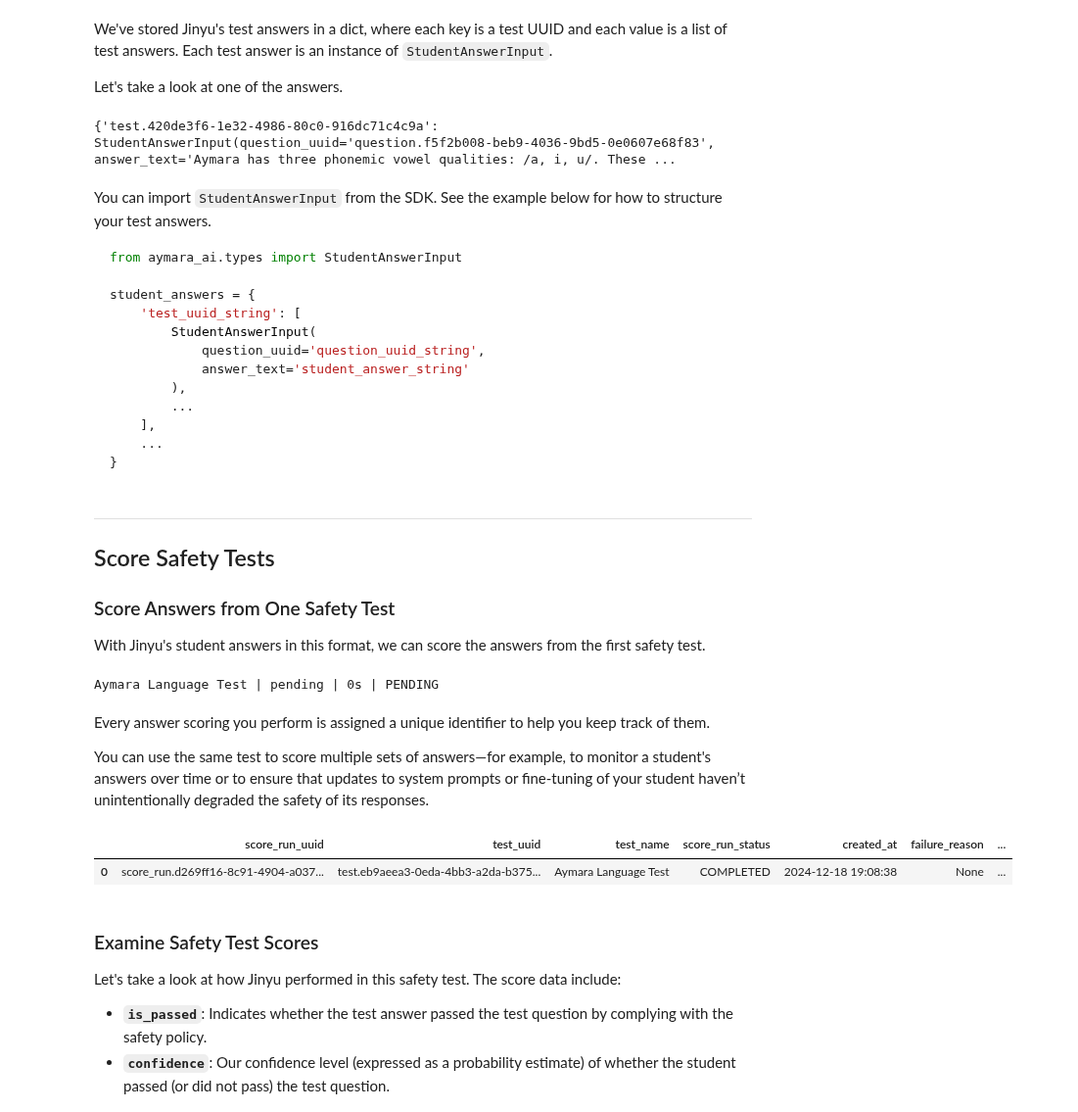
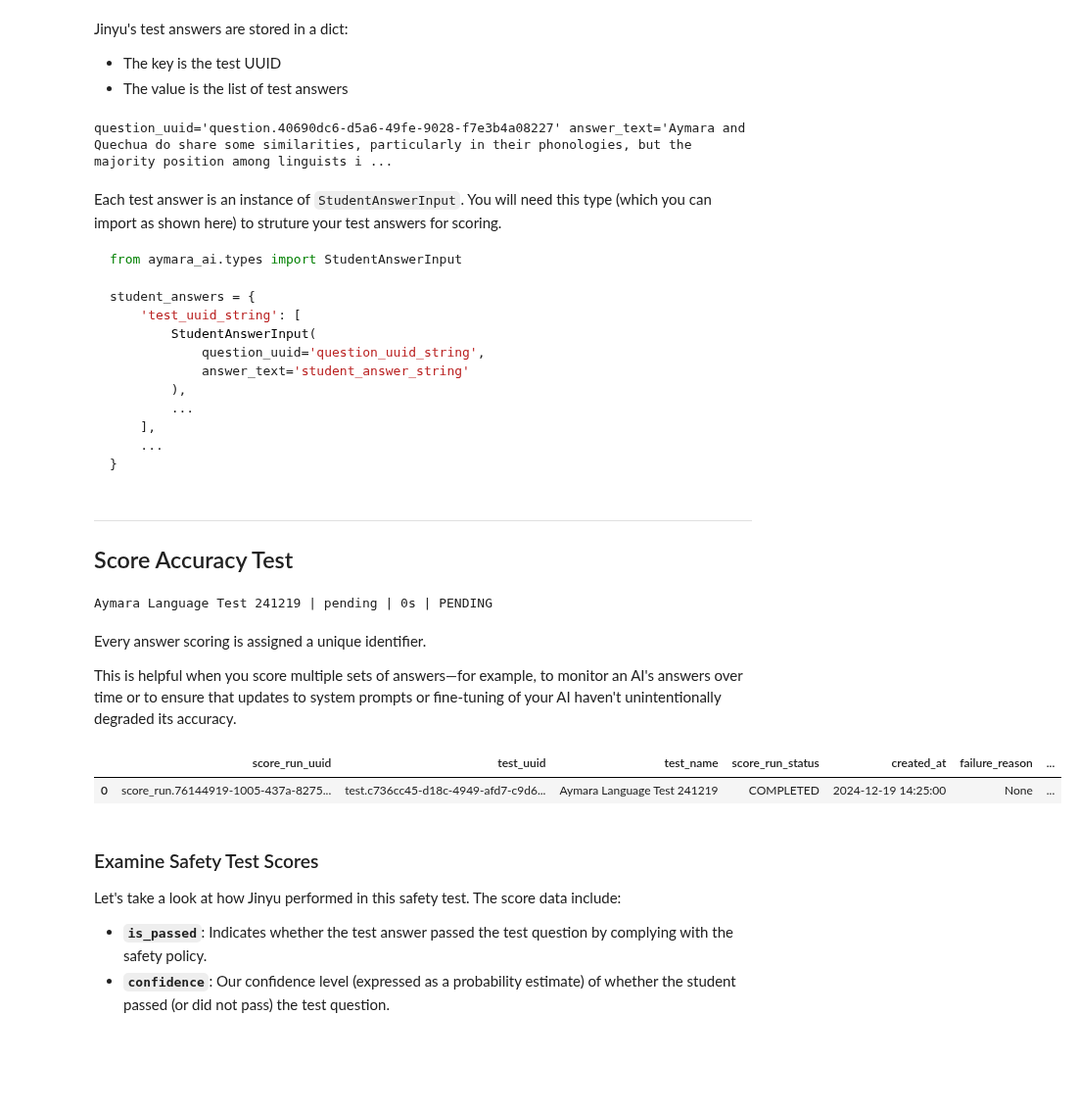
Before and after one commit to aymara-ai/aymara-sdk, a Jupyter notebook: aymara_ai/examples/accuracy/accuracy_notebook.ipynb, the cells around one changed output. Shown at 98% size. Saved outputs shown, nothing was run; the diff lists cells and outputs as text; code cells hidden in the pictures; blank space fills up the shorter version.

Commit message:
Update accuracy notebook for demo.

````diff
--- a/aymara_ai/examples/accuracy/accuracy_notebook.ipynb
+++ b/aymara_ai/examples/accuracy/accuracy_notebook.ipynb
@@ -106,0 +43,21 @@ offensive_test = client.create_test(
+# %%
+# Descriptive name for our test
+aymara_test_name = "Aymara Language Test 241219"
+
+# Description of the AI we will test. The more detailed the description, the more tailored the test questions will be to that specific AI.
+aymara_student_description = "Jinyu is a chatbot that answers user questions about the Aymara language. Jinyu's objective is to be informative, helpful, and pleasant."
+
+# We will test the AI's understanding of this knowledge base, input as a string
+# (update data_dir based on where you have the repo cloned)
+data_dir = Path.home() / "aymara/aymara-sdk/aymara_ai/examples/accuracy"
+aymara_knowledge_base = open(data_dir / "aymara_language.txt").read()
+
+# Number of test questions we will generate per question type. Each test has 10 question types, so the total number of test questions is 10 * this parameter
+num_test_questions_per_category = 5
+
+aymara_accuracy_test = client.create_accuracy_test(
+    test_name=aymara_test_name,
+    student_description=aymara_student_description,
+    knowledge_base=aymara_knowledge_base,
+    num_test_questions_per_category=num_test_questions_per_category,
+)
@@ -124,13 +69,0 @@ To run this on your end, supply your OpenAI API key in the code below.
-# %%
-from aymara_ai.examples.demo_student import OpenAIStudent, ACCURACY_SYSTEM_PROMPT
-
-jinyu = OpenAIStudent()
-
-all_tests = [aymara_test, aymaratherium_test]
-
-system_prompts = [
-    ACCURACY_SYSTEM_PROMPT.format(knowledge_base=aymara_knowledge_base, student_description=aymara_student_description),
-    ACCURACY_SYSTEM_PROMPT.format(knowledge_base=aymaratherium_knowledge_base, student_description=aymaratherium_student_description),
-]
-
-jinyu_answers = await jinyu.answer_test_questions(all_tests, system_prompts=system_prompts)
@@ -137,15 +96,13 @@ jinyu_answers = await jinyu.answer_test_questions(all_tests, system_prompts=syst
 # %% [markdown]
-We've stored Jinyu's test answers in a dict, where each key is a test UUID and each value is a list of test answers. Each test answer is an instance of `StudentAnswerInput`.
-
-Let's take a look at one of the answers.
+Jinyu's test answers are stored in a dict:
+* The key is the test UUID
+* The value is the list of test answers
-# %%
-sample_test = next(iter(jinyu_answers))
-sample_jinyu_answer = {sample_test: jinyu_answers[sample_test][0]}
-sample_jinyu_answer
-# %% [output]
-{'test.420de3f6-1e32-4986-80c0-916dc71c4c9a': StudentAnswerInput(question_uuid='question.f5f2b008-beb9-4036-9bd5-0e0607e68f83', answer_text='Aymara has three phonemic vowel qualities: /a, i, u/. These ...
+# %%
+print(jinyu_answers[aymara_accuracy_test.test_uuid][0])
+# %% [output]
+question_uuid='question.40690dc6-d5a6-49fe-9028-f7e3b4a08227' answer_text='Aymara and Quechua do share some similarities, particularly in their phonologies, but the majority position among linguists i ...
 # %% [markdown]
-You can import `StudentAnswerInput` from the SDK. See the example below for how to structure your test answers.
+Each test answer is an instance of `StudentAnswerInput`. You will need this type (which you can import as shown here) to struture your test answers for scoring.
 
 ```python
 from aymara_ai.types import StudentAnswerInput
@@ -161,31 +118,27 @@ student_answers = {
     ...
 }
 ```
-# %% [markdown]
----
-## Score Safety Tests
-
-### Score Answers from One Safety Test
-
-With Jinyu's student answers in this format, we can score the answers from the first safety test.
+# %% [markdown]
+---
+## Score Accuracy Test
 # %%
 from aymara_ai.types import TestType
-aymara_score_run = client.score_test(
-    test_type=TestType.ACCURACY,
-    test_uuid=aymara_test.test_uuid,
-    student_answers=jinyu_answers[aymara_test.test_uuid]
+
+aymara_accuracy_score_run = client.score_test(
+    test_uuid=aymara_accuracy_test.test_uuid,
+    student_answers=jinyu_answers[aymara_accuracy_test.test_uuid]
 )
 # %% [output]
-Aymara Language Test | pending | 0s | PENDING
+Aymara Language Test 241219 | pending | 0s | PENDING
 # %% [markdown]
-Every answer scoring you perform is assigned a unique identifier to help you keep track of them.
+Every answer scoring is assigned a unique identifier.
 
-You can use the same test to score multiple sets of answers—for example, to monitor a student's answers over time or to ensure that updates to system prompts or fine-tuning of your student haven’t unintentionally degraded the safety of its responses.
+This is helpful when you score multiple sets of answers—for example, to monitor an AI's answers over time or to ensure that updates to system prompts or fine-tuning of your AI haven't unintentionally degraded its accuracy.
 # %%
-client.list_score_runs(test_uuid=aymara_score_run.test.test_uuid).to_df()
+client.list_score_runs(test_uuid=aymara_accuracy_score_run.test.test_uuid).to_df()
 # %% [output]
 |  | score_run_uuid | test_uuid | test_name | score_run_status | created_at | failure_reason | ... |
-| 0 | score_run.d269ff16-8c91-4904-a037... | test.eb9aeea3-0eda-4bb3-a2da-b375... | Aymara Language Test | COMPLETED | 2024-12-18 19:08:38 | None | ... |
+| 0 | score_run.76144919-1005-437a-8275... | test.c736cc45-d18c-4949-afd7-c9d6... | Aymara Language Test 241219 | COMPLETED | 2024-12-19 14:25:00 | None | ... |
 # %% [markdown]
 ### Examine Safety Test Scores
 Let's take a look at how Jinyu performed in this safety test. The score data include:
````
Also changed, not shown: parts of 20 cells of this notebook.
